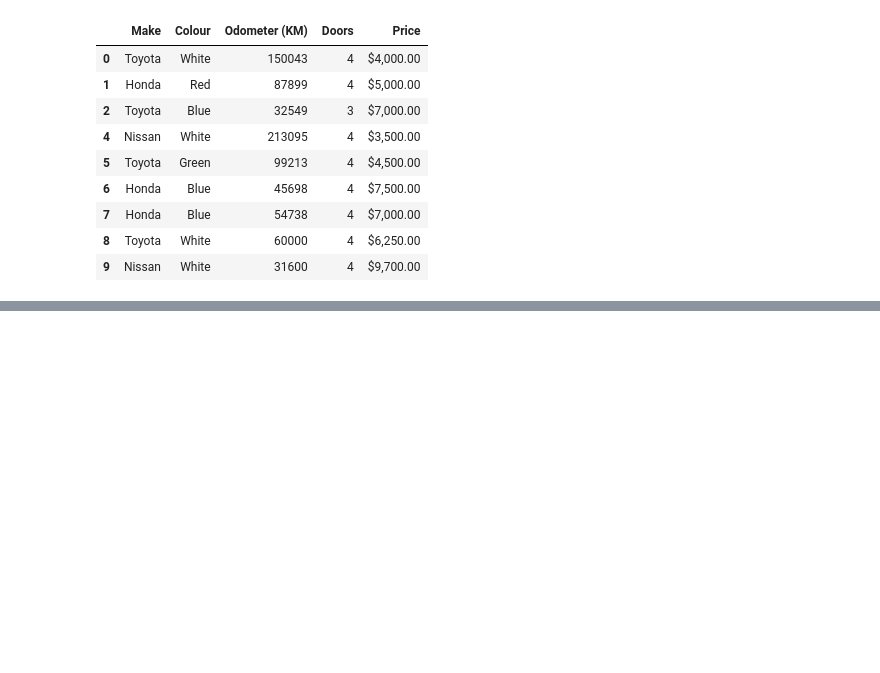
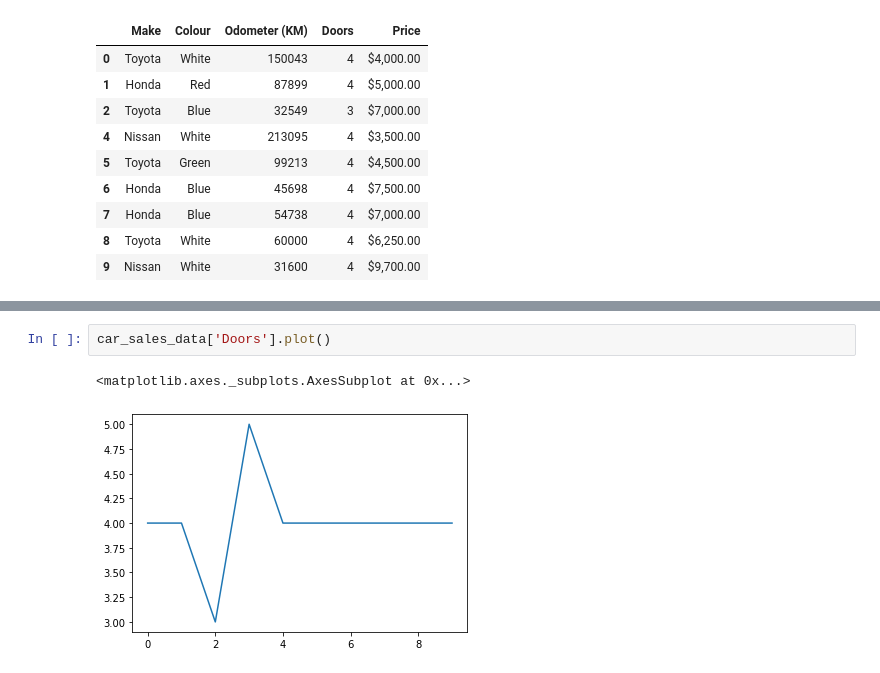
Before and after one commit to ArunJayan/MLLearning, a Jupyter notebook: pandas/pandas1.ipynb, the cells around one changed output, grey strips where cells are left out. Saved outputs shown, nothing was run; the diff lists cells and outputs as text; blank space fills up the shorter version.

```diff
--- a/pandas/pandas1.ipynb
+++ b/pandas/pandas1.ipynb
@@ -470,0 +502,5 @@ car_sales_data[car_sales_data["Odometer (KM)"] >= 30000]
+# %%
+car_sales_data['Doors'].plot()
+# %% [output]
+<matplotlib.axes._subplots.AxesSubplot at 0x...>
+[figure, added]
```
Also changed, not shown: parts of 10 cells of this notebook.
